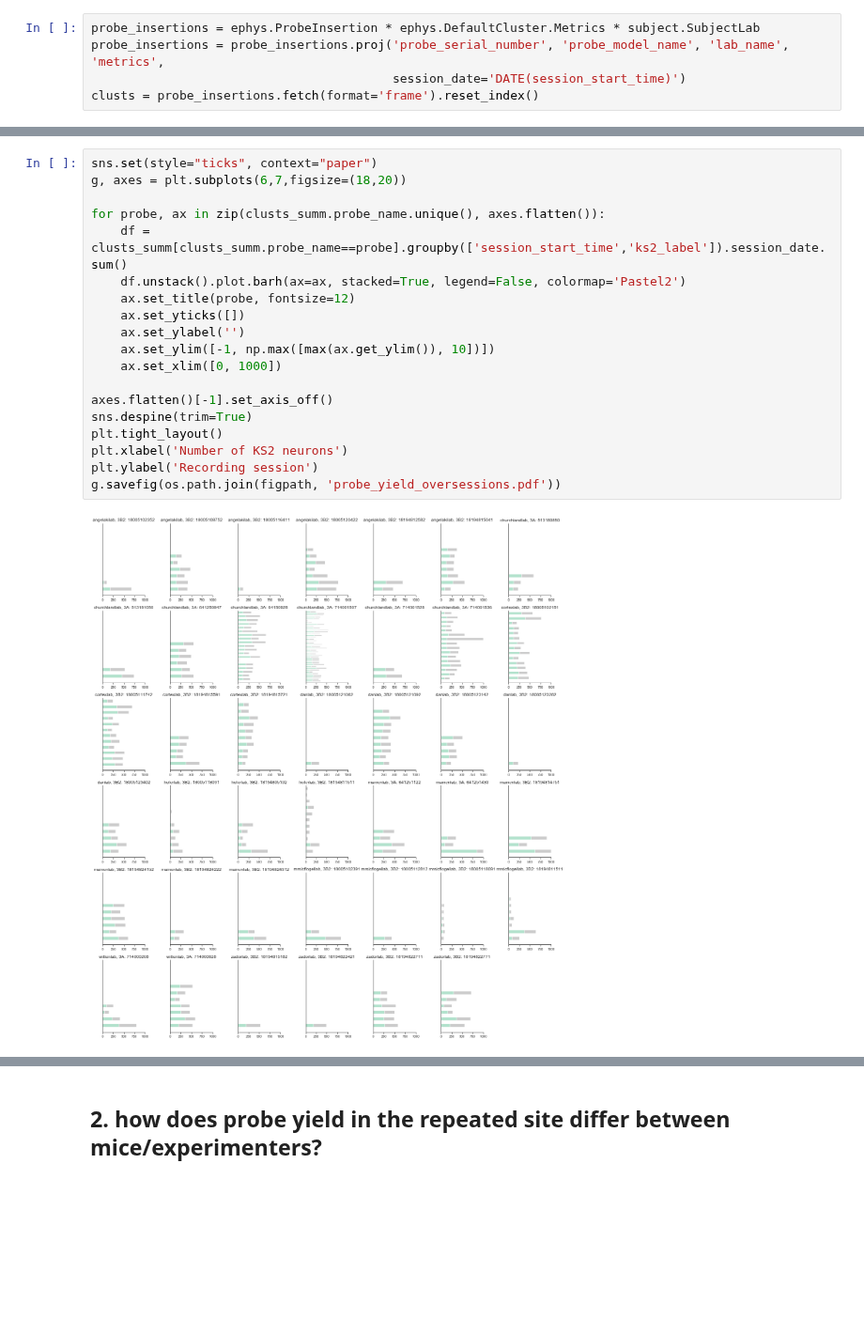
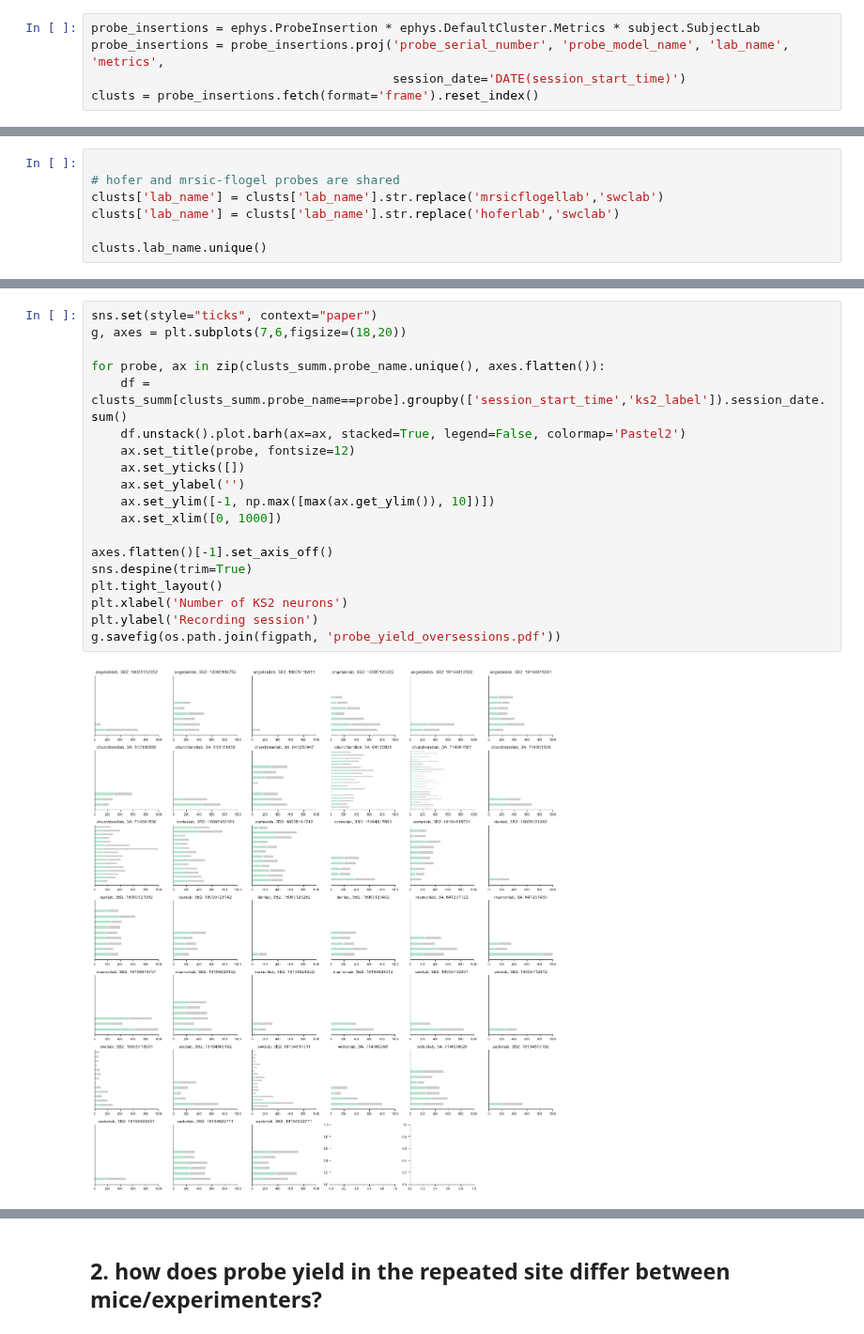
Before and after one commit to int-brain-lab/analysis, a Jupyter notebook: python/neuron_yield.ipynb, the cells around one changed output, grey strips where cells are left out. Shown at 94% size. Drawn from its saved outputs; the diff is of its cells as text; blank space fills up the shorter version.

```diff
--- a/python/neuron_yield.ipynb
+++ b/python/neuron_yield.ipynb
@@ -54,0 +58,7 @@ clusts
+# %%
+
+# hofer and mrsic-flogel probes are shared
+clusts['lab_name'] = clusts['lab_name'].str.replace('mrsicflogellab','swclab')
+clusts['lab_name'] = clusts['lab_name'].str.replace('hoferlab','swclab')
+
+clusts.lab_name.unique()
@@ -76,24 +89,24 @@ clusts_summ
 # %%
 sns.set(style="ticks", context="paper")
-g, axes = plt.subplots(6,7,figsize=(18,20))
+g, axes = plt.subplots(7,6,figsize=(18,20))
 
 for probe, ax in zip(clusts_summ.probe_name.unique(), axes.flatten()):
     df = clusts_summ[clusts_summ.probe_name==probe].groupby(['session_start_time','ks2_label']).session_date.sum()
     df.unstack().plot.barh(ax=ax, stacked=True, legend=False, colormap='Pastel2')
     ax.set_title(probe, fontsize=12)
     ax.set_yticks([])
     ax.set_ylabel('')
     ax.set_ylim([-1, np.max([max(ax.get_ylim()), 10])])
     ax.set_xlim([0, 1000])
 
 axes.flatten()[-1].set_axis_off()
 sns.despine(trim=True)
 plt.tight_layout()
 plt.xlabel('Number of KS2 neurons')
 plt.ylabel('Recording session')
 g.savefig(os.path.join(figpath, 'probe_yield_oversessions.pdf'))
 # %% [output]
-[figure, old version]
+[figure, new version]
 # %%
 ## overall distribution of neurons per session
 g = sns.FacetGrid(data=clusts_summ, hue='ks2_label', palette='Pastel2')
```
Also changed, not shown: parts of 8 cells of this notebook.
